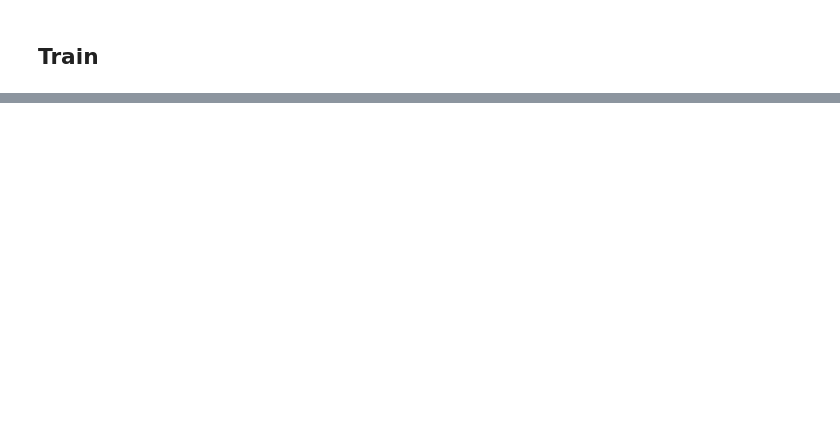
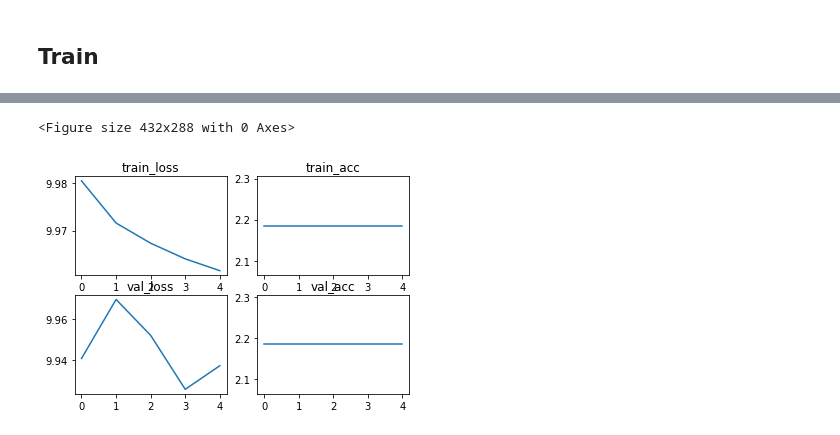
Before and after one commit to mdodovic/SoundEnhancementMLAlgorithm, a Jupyter notebook: DataPreparation.ipynb, the cells around one changed output, grey strips where cells are left out. Cells and saved outputs as stored; diff of their text form; code cells hidden in the pictures; blank space fills up the shorter version.

```diff
--- a/DataPreparation.ipynb
+++ b/DataPreparation.ipynb
@@ -312,3 +341,6 @@ import torch.optim as optim
+# %%
+learning_rate = 0.01
+num_epochs = 5
 # %%
 class Lambda(nn.Module):
     def __init__(self, func):
@@ -328,3 +360,11 @@ model = nn.Sequential(
     nn.ReLU(),
     nn.AdaptiveAvgPool2d((129,1))
 )
+
+device=torch.device("cuda")
+model.to(device)
+
+print(f"Using device {device}, (cuda:0 is prefered over CPU).")
+
+#optimizer = torch.optim.SGD(model.parameters(), lr = 0.1, momentum = 0.9)
+optimizer = optim.Adam(model.parameters(), lr = learning_rate)
@@ -331,5 +373,5 @@ model = nn.Sequential(
 # %%
-def loss_fn(a, b):
+def loss_mse(a, b):
     return ((a - b) ** 2).mean()
 # %% [markdown]
 ## Train
@@ -382,0 +455,16 @@ Epoch 4: 0.261
+# %%
+
+
+trained_model, metrics = train_model(model, optimizer, num_epochs)
+
+
+plt.subplots_adjust(wspace=1, hspace=1)
+fig, ax = plt.subplots(nrows=2, ncols=2)
+keys = list(metrics.keys())
+cnt = 0
+for row in ax:
+    for col in row:
+        col.set_title(keys[cnt])
+        col.plot(metrics[keys[cnt]])
+        cnt += 1
+# %% [output]
@@ -382,0 +491,2 @@ Epoch 4: 0.261
+<Figure size 432x288 with 0 Axes>
+[figure, added]
```
Also changed, not shown: parts of 10 cells of this notebook.
